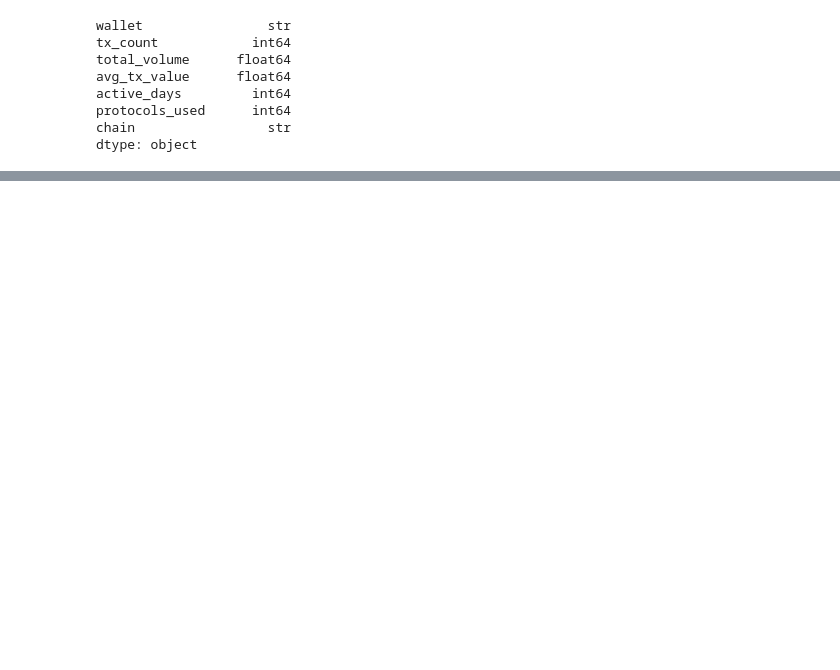
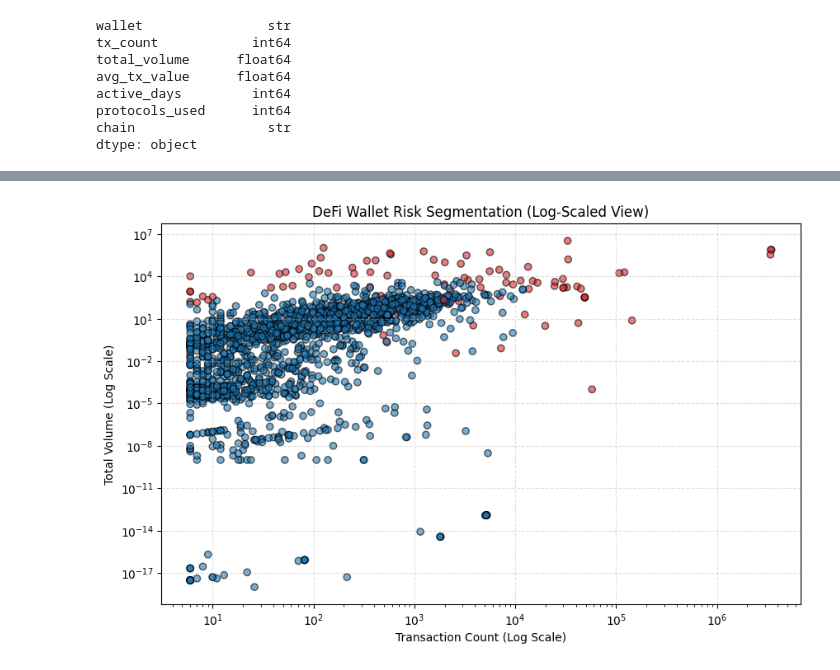
Before and after one commit to darwuonchain/DeFi-Wallet-Behavior-Analysis, a Jupyter notebook: defi_wallet_analysis.ipynb1.ipynb, the cells around one changed output, grey strips where cells are left out. Saved outputs shown, nothing was run; the diff lists cells and outputs as text; code cells hidden in the pictures; blank space fills up the shorter version.

```diff
--- a/defi_wallet_analysis.ipynb1.ipynb
+++ b/defi_wallet_analysis.ipynb1.ipynb
@@ -95,0 +377,24 @@ print(sys.executable)
+# %%
+plt.figure(figsize=(10,6))
+
+plt.scatter(
+    df['tx_count'],
+    df['total_volume'],
+    c=colors,
+    alpha=0.6,
+    edgecolors='k'
+)
+
+plt.xscale('log')
+plt.yscale('log')
+
+plt.xlabel("Transaction Count (Log Scale)")
+plt.ylabel("Total Volume (Log Scale)")
+
+plt.title("DeFi Wallet Risk Segmentation (Log-Scaled View)")
+
+plt.grid(True, linestyle='--', alpha=0.4)
+
+plt.show()
+# %% [output]
+[figure, added]
```
Also changed, not shown: parts of 37 cells of this notebook.
